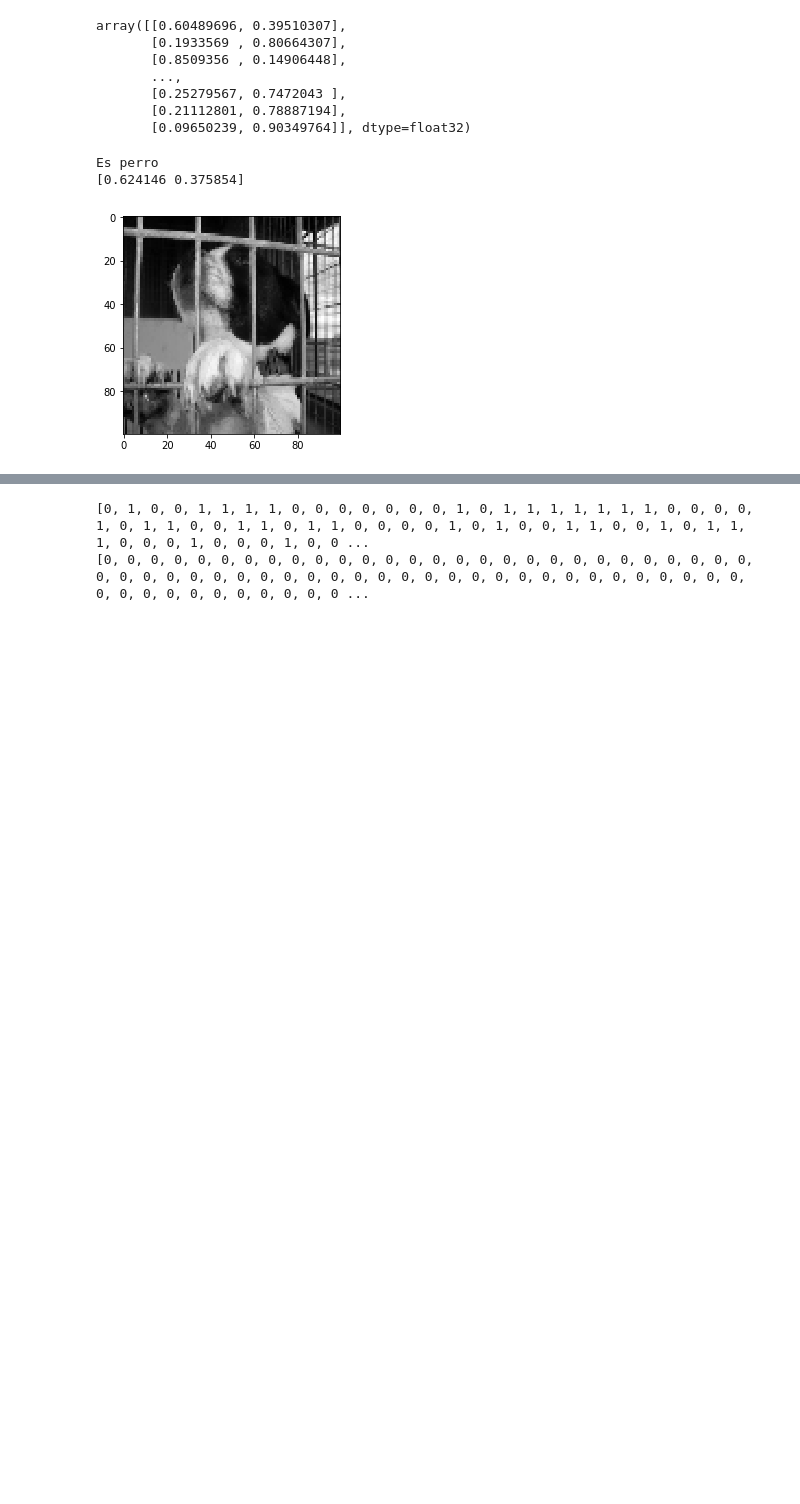
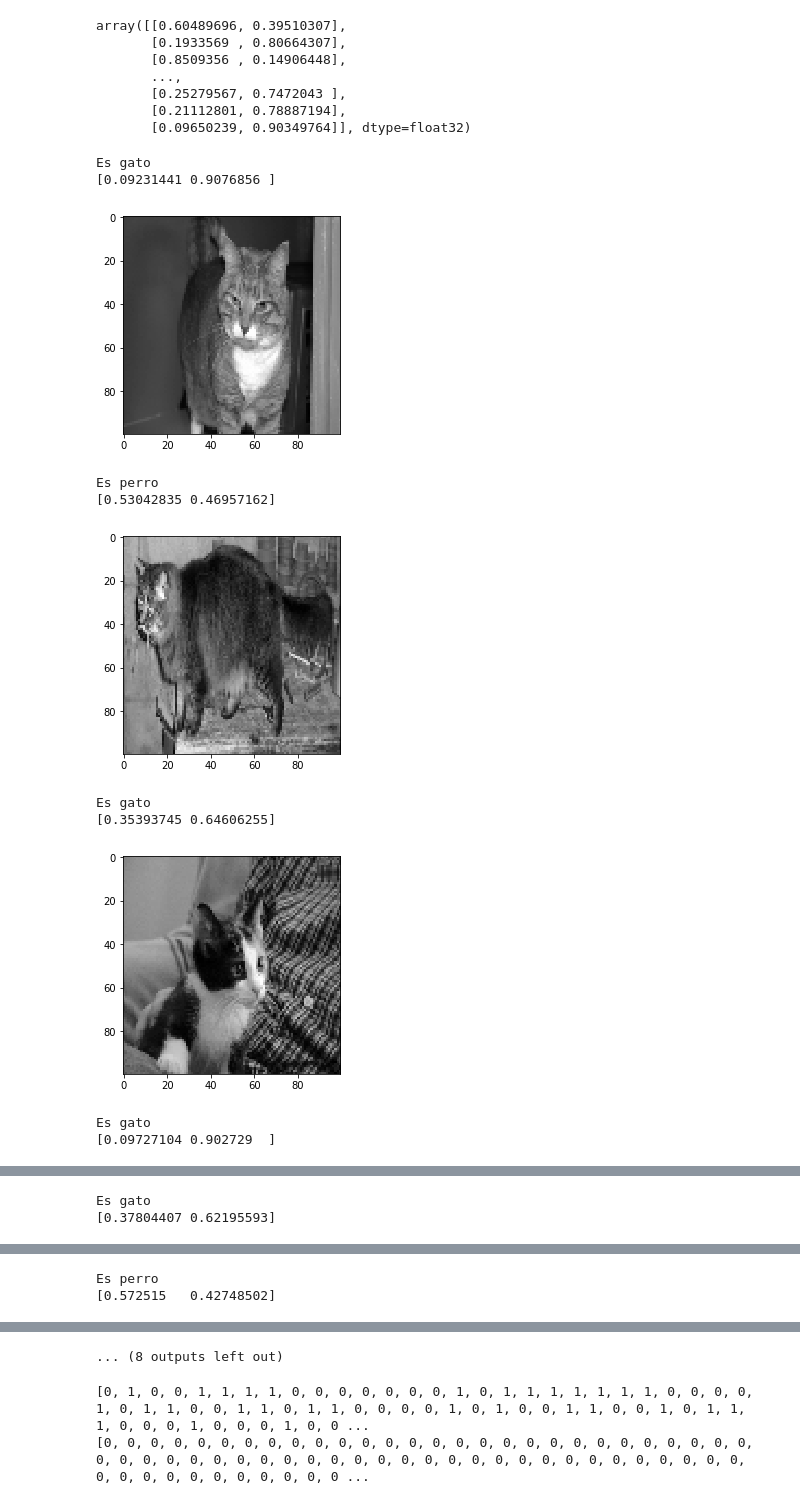
Before and after one commit to jomen93/Metrothor, a Jupyter notebook: prueba.ipynb, the cells around one changed output, grey strips where cells are left out. Saved outputs shown, nothing was run; the diff lists cells and outputs as text; code cells hidden in the pictures; blank space fills up the shorter version.

```diff
--- a/prueba.ipynb
+++ b/prueba.ipynb
@@ -212,14 +212,24 @@ array([[0.60489696, 0.39510307],
        [0.21112801, 0.78887194],
        [0.09650239, 0.90349764]], dtype=float32)
 # %%
-ima= np.random.randint(len(X_test))
-plt.imshow(X_test[ima].reshape(img_size,img_size),cmap = "gray")
-if np.argmax(Y_pred[ima]) == 1:
-    print("Es gato")
-else:
-    print("Es perro")
-print (Y_pred[ima])
+for i in range(10):
+    ima= np.random.randint(len(X_test))
+    if np.argmax(Y_pred[ima]) == 1:
+        print("Es gato")
+    else:
+        print("Es perro")
+    print (Y_pred[ima])
+    plt.imshow(X_test[ima].reshape(img_size,img_size),cmap = "gray")
+    plt.show()
 # %% [output]
-Es perro
-[0.624146 0.375854]
+Es gato
+[0.09231441 0.9076856 ]
-[figure, old version]
+[figure, new version]
+Es perro
+[0.53042835 0.46957162]
+[figure, added]
+Es gato
+[0.35393745 0.64606255]
+[figure, added]
+Es gato
+[0.09727104 0.902729  ]
@@ -225,0 +237,2 @@ Es perro
+Es gato
+[0.37804407 0.62195593]
@@ -225,0 +240,2 @@ Es perro
+Es perro
+[0.572515   0.42748502]
@@ -226,3 +243,4 @@ Es perro
+... (8 outputs left out)
 # %%
 Y_pred = model.predict(X_test)
 Y_pred_real = []
```
Also changed, not shown: parts of 1 cell of this notebook.
